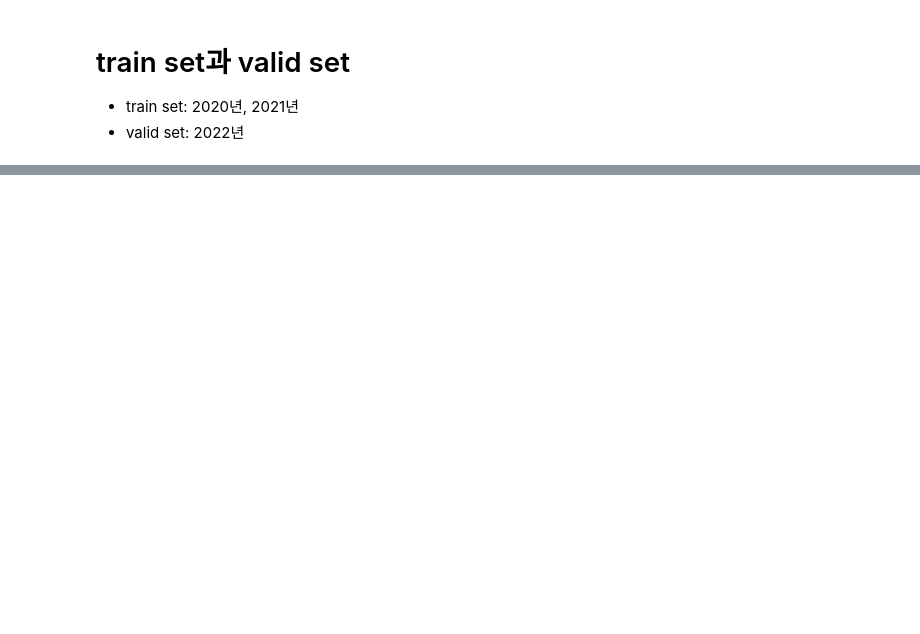
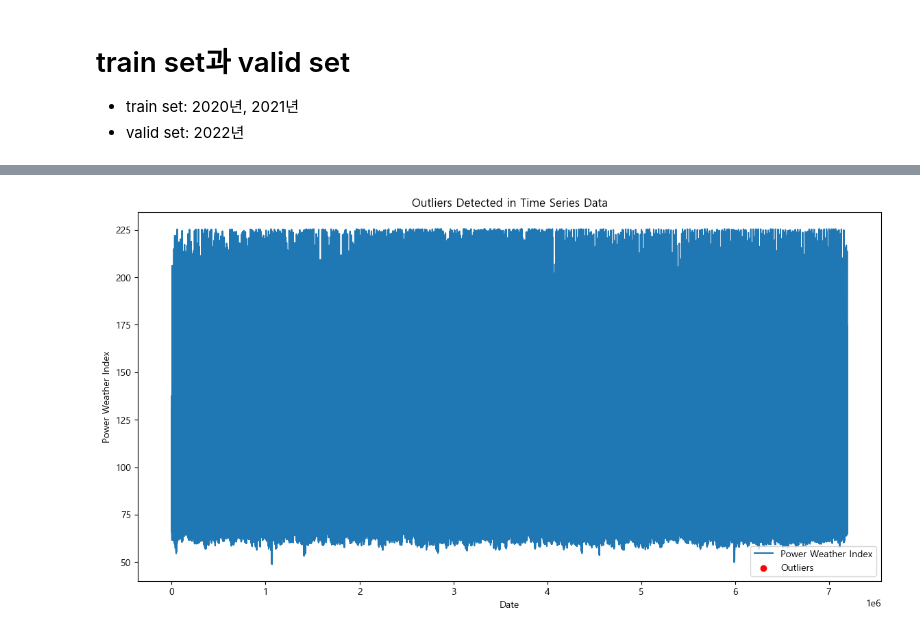
Before and after one commit to jooniorp/Weatherdata_contest, a Jupyter notebook: experiment/base_exp.ipynb, the cells around one changed output, grey strips where cells are left out. Cells and saved outputs as stored; diff of their text form; code cells hidden in the pictures; blank space fills up the shorter version.

Commit message:
feat: base_exp(이상치 제거 포함)

```diff
--- a/experiment/base_exp.ipynb
+++ b/experiment/base_exp.ipynb
@@ -209,0 +243,24 @@ xgb_model.
+# %%
+# 날짜를 datetime 형식으로 변환
+data['날짜'] = pd.to_datetime(data['날짜'])
+data.set_index('날짜', inplace=True)
+
+outlier_base = 7
+
+# 전력기상지수의 이상치 탐지 (예제로 Z-score 방법 사용)
+z_scores = np.abs(stats.zscore(data['전력기상지수']))
+outliers = data[z_scores > outlier_base]
+
+# 지점번호별 월 평균 전력기상지수 계산
+mean_by_station_and_month = data.groupby(['지점번호', '월'])['전력기상지수'].mean().reset_index()
+mean_by_station_and_month.rename(columns={'전력기상지수': '월별_평균_전력기상지수'}, inplace=True)
+
+# 원본 데이터와 월별 평균값을 결합 (merge)
+data = data.reset_index()
+data = pd.merge(data, mean_by_station_and_month, on=['지점번호', '월'], how='left')
+
+# 이상치를 월별 평균값으로 대체
+data['전력기상지수'] = np.where(z_scores > outlier_base, data['월별_평균_전력기상지수'], data['전력기상지수'])
+
+# 필요에 따라 사용된 임시 열 제거
+data.drop(columns=['월별_평균_전력기상지수'], inplace=True)
@@ -209,0 +269,22 @@ xgb_model.
+# %%
+from scipy import stats
+
+ts_data = data['전력기상지수']
+
+# z-score 계산
+z_scores = np.abs(stats.zscore(ts_data))
+
+# z-score가 7보다 큰 값을 이상치로 간주
+outliers = ts_data[z_scores > 7]
+
+# 이상치 표시
+plt.figure(figsize=(14, 7))
+plt.plot(ts_data, label='Power Weather Index')
+plt.scatter(outliers.index, outliers, color='red', label='Outliers')
+plt.xlabel('Date')
+plt.ylabel('Power Weather Index')
+plt.title('Outliers Detected in Time Series Data')
+plt.legend()
+plt.show()
+# %% [output]
+[figure, added]
```
Also changed, not shown: parts of 27 cells of this notebook.
